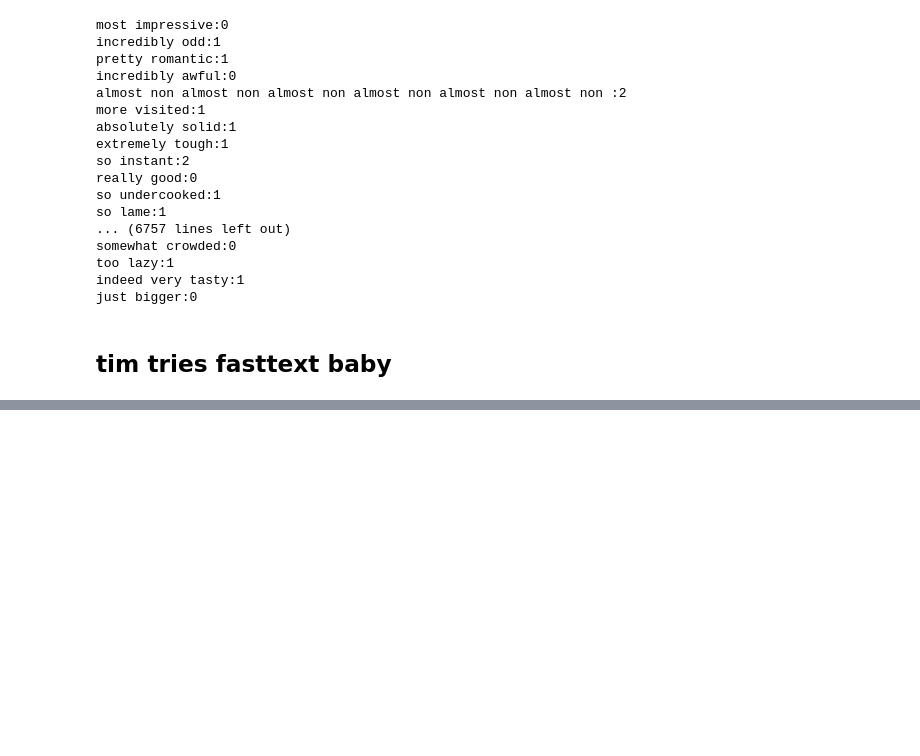
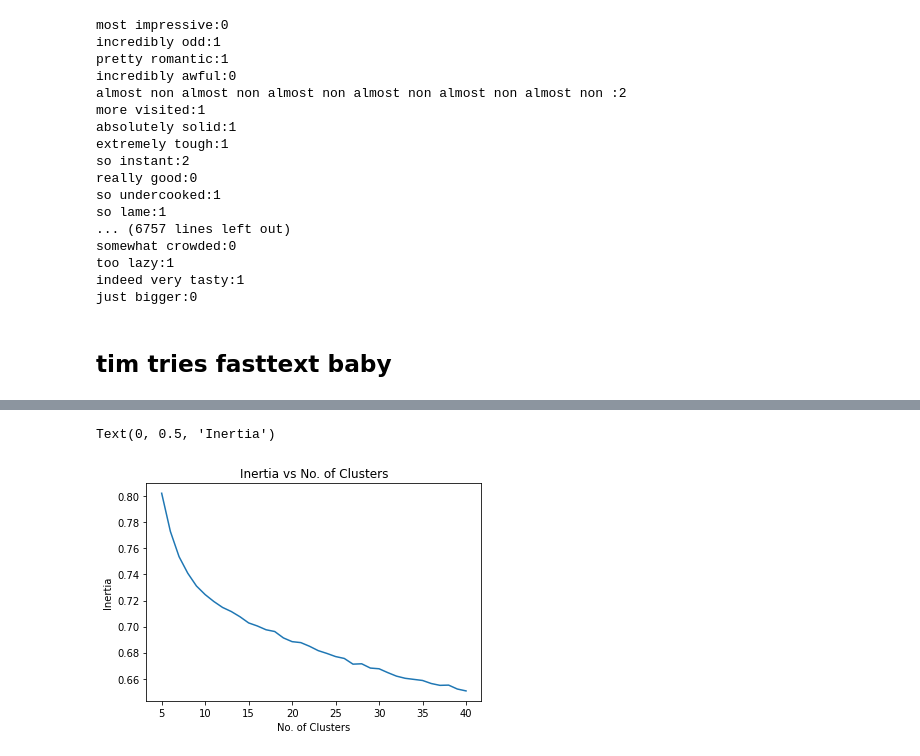
Before and after one commit to coloteong/CZ4045-project1, a Jupyter notebook: indicative_adjphr/jeth.ipynb, the cells around one changed output, grey strips where cells are left out. Cells and saved outputs as stored; diff of their text form; code cells hidden in the pictures; blank space fills up the shorter version.

```diff
--- a/indicative_adjphr/jeth.ipynb
+++ b/indicative_adjphr/jeth.ipynb
@@ -602,3 +588,11 @@ import nltk
 NUM_CLUSTERS=2
 kclusterer = KMeansClusterer(NUM_CLUSTERS, distance=nltk.cluster.util.cosine_distance, repeats=25)
 assigned_clusters = kclusterer.cluster(X, assign_clusters=True)
+# %%
+f = sns.lineplot(data=inertia_dict)
+f.set_title("Inertia vs No. of Clusters")
+f.set_xlabel("No. of Clusters")
+f.set_ylabel("Inertia")
+# %% [output]
+Text(0, 0.5, 'Inertia')
+[figure, added]
```
Also changed, not shown: parts of 8 cells of this notebook.
